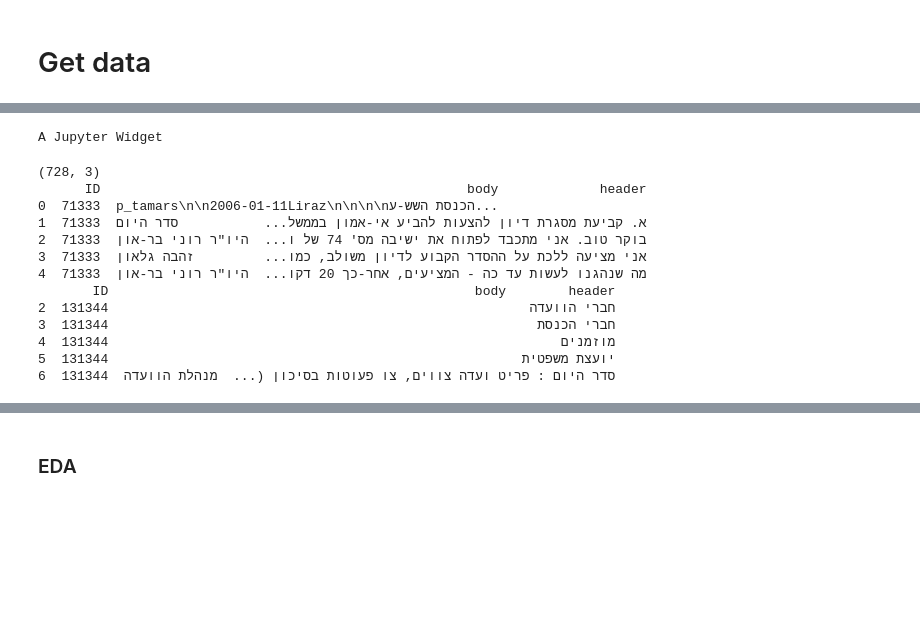
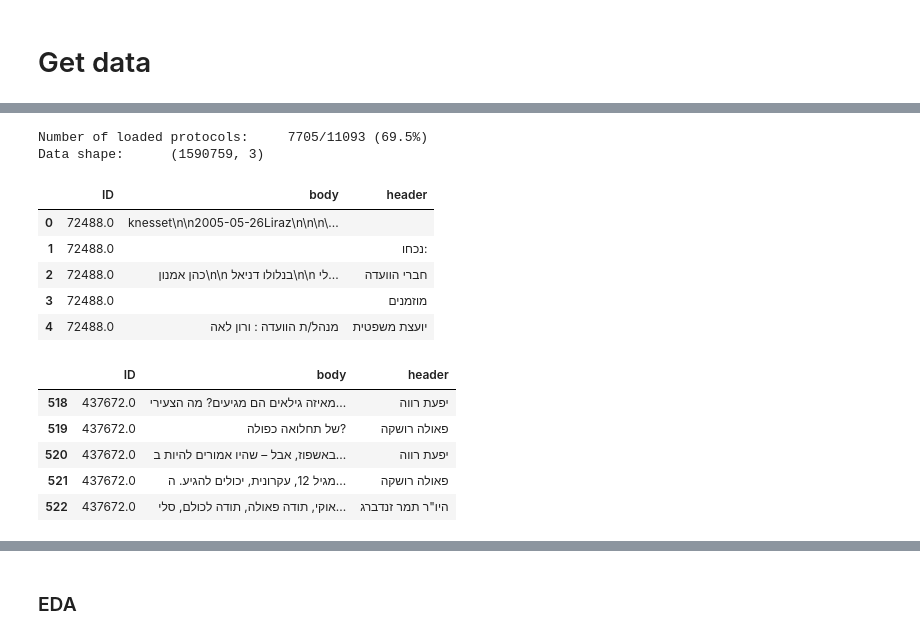
Before and after one commit to ruelian/KnessetClassifier, a Jupyter notebook: Loader.ipynb, the cells around one changed output, grey strips where cells are left out. Saved outputs shown, nothing was run; the diff lists cells and outputs as text; code cells hidden in the pictures; blank space fills up the shorter version.

```diff
--- a/Loader.ipynb
+++ b/Loader.ipynb
@@ -55,5 +62,5 @@ path_data = DATA/'data.csv'
 # %%
-meta = pd.read_csv(path_meta_source)
+meta = pd.read_csv(META_SOURCE)
 meta.rename(columns={'DocumentCommitteeSessionID':'ID'}, inplace=True)
 # %% [markdown]
 ### Metadata: EDA + clean errors
@@ -224,0 +225,6 @@ plt.grid()
+# %%
+print(f'Number of loaded protocols:\t{len(np.unique(df.ID)):d}/{len(meta):d} ({100*len(np.unique(df.ID))/len(meta):.1f}%)')
+print('Data shape:\t', df.shape)
+# %% [output]
+Number of loaded protocols:     7705/11093 (69.5%)
+Data shape:      (1590759, 3)
@@ -225,41 +234,43 @@ plt.grid()
 # %%
 # temporal patch: get from local files
-RAW_PROTOCOLS = DATA/'Protocols'
-mask = r'data_committees_meeting_protocols_parts_files_'
+# RAW_PROTOCOLS = DATA/'Protocols'
+# mask = r'data_committees_meeting_protocols_parts_files_'
 
-df = pd.DataFrame(columns=('ID','header','body'))
-for f in tqdm_notebook(os.listdir(RAW_PROTOCOLS)):
-    if f.startswith(mask):
-        i = np.where(meta.parsed_filename==f[len(mask)-6:].replace('_','/'))[0]
-        if len(i)<1:
-            warn(f'File missing in metadata:\t{f:s}.')
-            continue
-        elif len(i)>1:
-            warn(f'File {f:s} matches {len(i):d} entries in metadata.')
-        i = i[0]
-        tmp = pd.read_csv(RAW_PROTOCOLS/f)
-        tmp.loc[:,'ID'] = meta.loc[i,'ID']
-        df = pd.concat((df,tmp))
+# df = pd.DataFrame(columns=('ID','header','body'))
+# for f in tqdm_notebook(os.listdir(RAW_PROTOCOLS)):
+#     if f.startswith(mask):
+#         i = np.where(meta.parsed_filename==f[len(mask)-6:].replace('_','/'))[0]
+#         if len(i)<1:
+#             warn(f'File missing in metadata:\t{f:s}.')
+#             continue
+#         elif len(i)>1:
+#             warn(f'File {f:s} matches {len(i):d} entries in metadata.')
+#         i = i[0]
+#         tmp = pd.read_csv(RAW_PROTOCOLS/f)
+#         tmp.loc[:,'ID'] = meta.loc[i,'ID']
+#         df = pd.concat((df,tmp))
 
-df.fillna('', inplace=True)
+# df.fillna('', inplace=True)
 
-print(df.shape)
-print(df.head())
-print(df.tail())
+# print(f'Number of loaded protocols:\t{len(np.unique(df.ID)):d}/{len(meta):d} ({100*len(np.unique(df.ID))/len(meta):.1f}%)')
+# print(df.shape)
-# %% [output]
-A Jupyter Widget
-(728, 3)
-      ID                                               body             header
-0  71333  p_tamars\n\n2006-01-11Liraz\n\n\n\nהכנסת השש-ע...
-1  71333  א. קביעת מסגרת דיון להצעות להביע אי-אמון בממשל...           סדר היום
-2  71333  בוקר טוב. אני מתכבד לפתוח את ישיבה מס' 74 של ו...  היו"ר רוני בר-און
-3  71333  אני מציעה ללכת על ההסדר הקבוע לדיון משולב, כמו...         זהבה גלאון
-4  71333  מה שנהגנו לעשות עד כה - המציעים, אחר-כך 20 דקו...  היו"ר רוני בר-און
-       ID                                               body        header
-2  131344                                                      חברי הוועדה
-3  131344                                                       חברי הכנסת
-4  131344                                                          מוזמנים
-5  131344                                                     יועצת משפטית
-6  131344  סדר היום : פריט ועדה צווים, צו פעוטות בסיכון (...  מנהלת הוועדה
+# %%
+df.head()
+# %% [output]
+|  | ID | body | header |
+| 0 | 72488.0 | knesset\n\n2005-05-26Liraz\n\n\n\... |  |
+| 1 | 72488.0 |  | נכחו: |
+| 2 | 72488.0 | כהן אמנון\n\n בנלולו דניאל\n\n לי... | חברי הוועדה |
+| 3 | 72488.0 |  | מוזמנים |
+| 4 | 72488.0 | מנהל/ת הוועדה : ורון לאה | יועצת משפטית |
+# %%
+df.tail()
+# %% [output]
+|  | ID | body | header |
+| 518 | 437672.0 | מאיזה גילאים הם מגיעים? מה הצעירי... | יפעת רווה |
+| 519 | 437672.0 | של תחלואה כפולה? | פאולה רושקה |
+| 520 | 437672.0 | באשפוז, אבל – שהיו אמורים להיות ב... | יפעת רווה |
+| 521 | 437672.0 | מגיל 12, עקרונית, יכולים להגיע. ה... | פאולה רושקה |
+| 522 | 437672.0 | אוקי, תודה פאולה, תודה לכולם, סלי... | היו"ר תמר זנדברג |
 # %%
 # Add protocol dates (assuming they appear as YYYY-mm-dd in the first section of the committee).
```
Also changed, not shown: parts of 15 cells of this notebook, 4 other files.
